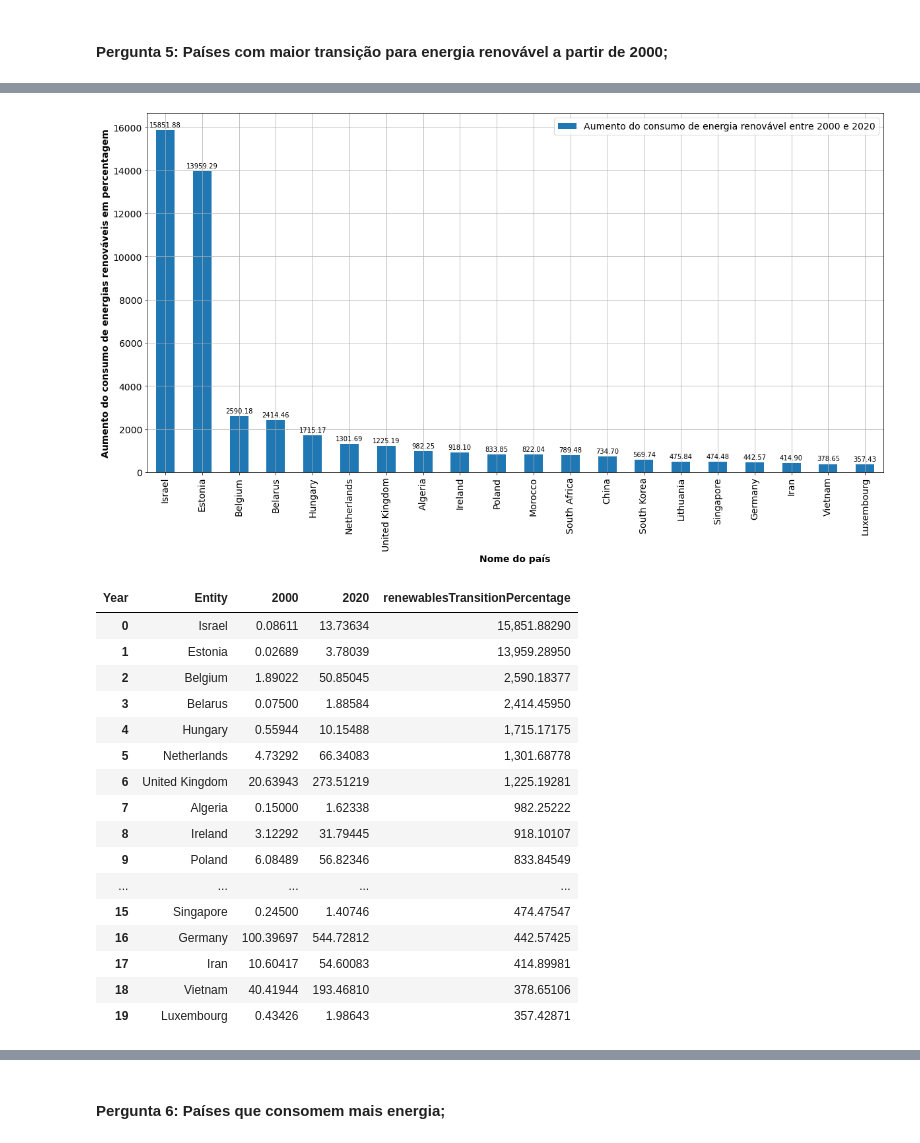
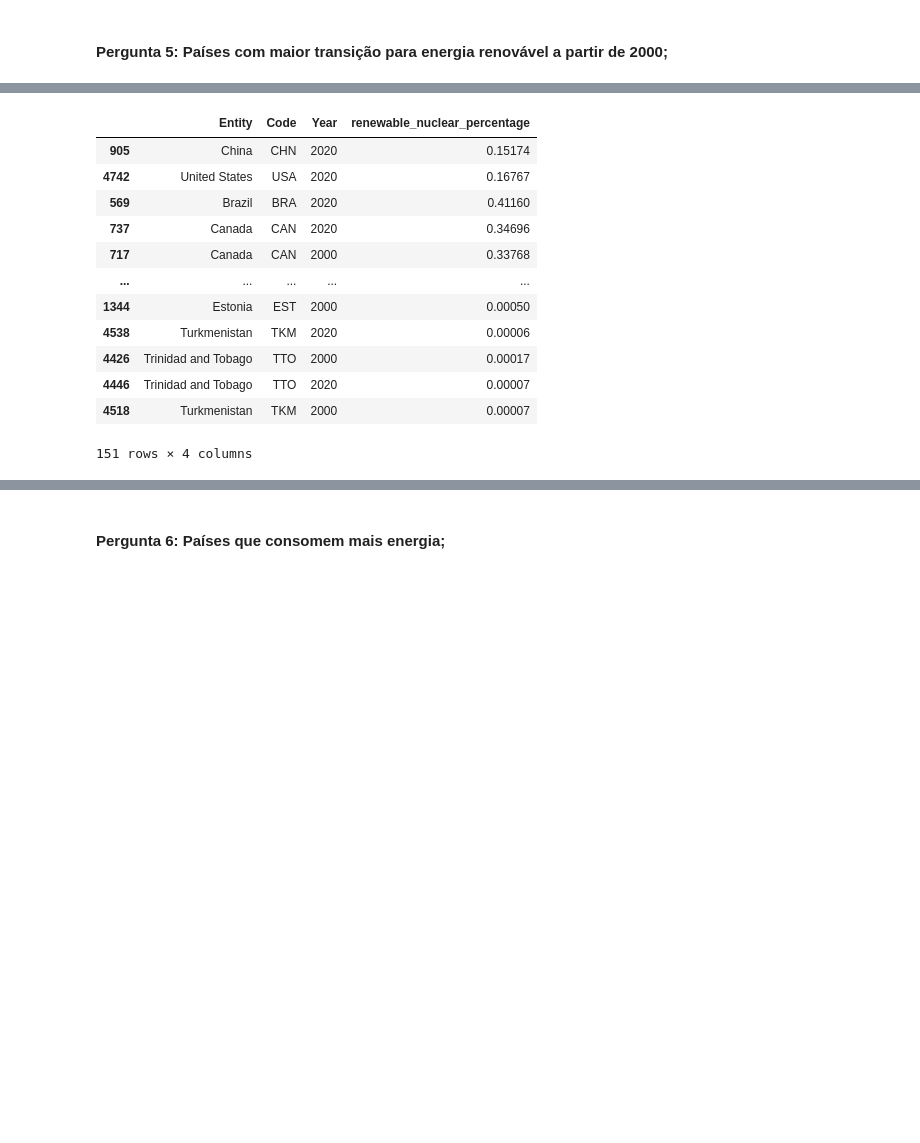
Before and after one commit to ZeMiguelGomes/SGD-data-analysis, a Jupyter notebook: Projeto 2 SGD .ipynb, the cells around one changed output, grey strips where cells are left out. Drawn from its saved outputs; the diff is of its cells as text; code cells hidden in the pictures; blank space fills up the shorter version.

```diff
--- a/Projeto 2 SGD .ipynb
+++ b/Projeto 2 SGD .ipynb
@@ -52,6 +52,13 @@ pd.options.display.float_format = '{:,.5f}'.format
 # Reading and showing head data
 
 energySourceCountry = pd.read_csv("primary-energy-source-bar.csv")
+energySourceCountry['renewable_energy'] = energySourceCountry['Hydro Consumption - TWh'] + energySourceCountry['Wind Consumption - TWh'] + energySourceCountry['Solar Consumption - TWh'] + energySourceCountry['Geo Biomass Other - TWh']
+energySourceCountry['renewable_nuclear'] = energySourceCountry['Nuclear Consumption - TWh'] + energySourceCountry['renewable_energy']
+energySourceCountry['total_energy'] = energySourceCountry['Coal Consumption - TWh'] + energySourceCountry['Oil Consumption - TWh'] + energySourceCountry['Gas Consumption - TWh'] + energySourceCountry['renewable_nuclear']
+energySourceCountry['poluent_energy'] = energySourceCountry['total_energy'] - energySourceCountry['renewable_nuclear']
+energySourceCountry['renewable_nuclear_percentage'] = energySourceCountry['renewable_nuclear'] / energySourceCountry['total_energy']
+
+
 co2PerCapita = pd.read_csv("co2-per-capita-vs-renewable-electricity.csv")
 productionAndSupplyEnergy = pd.read_csv("Production_Trade_and_Supply_of_Energy.csv", encoding='latin-1')
 electricityPrice2021 = pd.read_excel("global-electricity-per-kwh-pricing-2021.xlsx")
@@ -567,62 +596,27 @@ plt.show()
 # %%
-countryEnergyTransitionRenewables = energySourceCountry.copy()
+countryEnergyTransitionRenewables = energySourceCountry.copy(deep=True)
 
 cond1 = ['World', 'OECD', 'Europe', 'North America', 'European Union']
-countryEnergyTransitionRenewables = countryEnergyTransitionRenewables[(~countryEnergyTransitionRenewables['Entity'].isin(cond1)) & (countryEnergyTransitionRenewables['Code'].notna()) & ((countryEnergyTransitionRenewables['Year'] == 2020) | ((countryEnergyTransitionRenewables['Year'] == 2000)) & (countryEnergyTransitionRenewables['renewable'] > 0))]
-
-countryEnergyTransitionRenewables = countryEnergyTransitionRenewables.sort_values(by=['renewable'],ascending=False)
+countryEnergyTransitionRenewables = countryEnergyTransitionRenewables[(~countryEnergyTransitionRenewables['Entity'].isin(cond1)) & (countryEnergyTransitionRenewables['Code'].notna()) & ((countryEnergyTransitionRenewables['Year'] == 2020) | ((countryEnergyTransitionRenewables['Year'] == 2000)) & (countryEnergyTransitionRenewables['renewable_energy'] > 0))]
+countryEnergyTransitionRenewables = countryEnergyTransitionRenewables.sort_values(by=['renewable_energy'],ascending=False)
+countryEnergyTransitionRenewables
 countryEnergyTransitionRenewables = countryEnergyTransitionRenewables.iloc[:,[0, 1, 2, -1]]
 
-
-countryTotalEnergy = countryEnergyTransitionRenewables.groupby(['Entity', 'Year'])['renewable'].sum()
-unstakedValuesCountryEnergy = countryTotalEnergy.unstack()
-unstakedValuesCountryEnergy
-#unstakedValuesCountryEnergy.columns.tolist()
-unstakedValuesCountryEnergy['renewablesTransitionPercentage'] = ((unstakedValuesCountryEnergy[2020] - unstakedValuesCountryEnergy[2000])/ abs(unstakedValuesCountryEnergy[2000])) * 100
-unstakedValuesCountryEnergy = unstakedValuesCountryEnergy.sort_values(by=['renewablesTransitionPercentage'],ascending=False).iloc[:20]
-unstakedValuesCountryEnergy = unstakedValuesCountryEnergy.reset_index()
-
-
-
-unstakedValuesCountryEnergyPlot = pd.DataFrame(unstakedValuesCountryEnergy, columns=['Entity', 'renewablesTransitionPercentage'])
-plots = unstakedValuesCountryEnergyPlot.plot(x='Entity', y=['renewablesTransitionPercentage'], kind='bar', figsize=(20,10))
-
-#Colocar os valores por cima de cada coluna
-for bar in plots.patches:
-
-  plots.annotate(format(bar.get_height(), '.2f'),
-                   (bar.get_x() + bar.get_width() / 2,
-                    bar.get_height()), ha='center', va='center',
-                   size=10, xytext=(0, 8),
-                   textcoords='offset points')
-
-
-plt.grid()
-plt.xlabel('Nome do país', fontweight='bold')
-plt.ylabel('Aumento do consumo de energias renováveis em percentagem', fontweight='bold')
-plt.legend(['Aumento do consumo de energia renovável entre 2000 e 2020'])
-plt.show()
-
-unstakedValuesCountryEnergy
+countryEnergyTransitionRenewables
 # %% [output]
-[figure, removed]
-| Year | Entity | 2000 | 2020 | renewablesTransitionPercentage |
-| 0 | Israel | 0.08611 | 13.73634 | 15,851.88290 |
-| 1 | Estonia | 0.02689 | 3.78039 | 13,959.28950 |
-| 2 | Belgium | 1.89022 | 50.85045 | 2,590.18377 |
-| 3 | Belarus | 0.07500 | 1.88584 | 2,414.45950 |
-| 4 | Hungary | 0.55944 | 10.15488 | 1,715.17175 |
-| 5 | Netherlands | 4.73292 | 66.34083 | 1,301.68778 |
-| 6 | United Kingdom | 20.63943 | 273.51219 | 1,225.19281 |
-| 7 | Algeria | 0.15000 | 1.62338 | 982.25222 |
-| 8 | Ireland | 3.12292 | 31.79445 | 918.10107 |
-| 9 | Poland | 6.08489 | 56.82346 | 833.84549 |
+|  | Entity | Code | Year | renewable_nuclear_percentage |
+| 905 | China | CHN | 2020 | 0.15174 |
+| 4742 | United States | USA | 2020 | 0.16767 |
+| 569 | Brazil | BRA | 2020 | 0.41160 |
+| 737 | Canada | CAN | 2020 | 0.34696 |
+| 717 | Canada | CAN | 2000 | 0.33768 |
 | ... | ... | ... | ... | ... |
-| 15 | Singapore | 0.24500 | 1.40746 | 474.47547 |
-| 16 | Germany | 100.39697 | 544.72812 | 442.57425 |
-| 17 | Iran | 10.60417 | 54.60083 | 414.89981 |
-| 18 | Vietnam | 40.41944 | 193.46810 | 378.65106 |
-| 19 | Luxembourg | 0.43426 | 1.98643 | 357.42871 |
+| 1344 | Estonia | EST | 2000 | 0.00050 |
+| 4538 | Turkmenistan | TKM | 2020 | 0.00006 |
+| 4426 | Trinidad and Tobago | TTO | 2000 | 0.00017 |
+| 4446 | Trinidad and Tobago | TTO | 2020 | 0.00007 |
+| 4518 | Turkmenistan | TKM | 2000 | 0.00007 |
+151 rows × 4 columns
 # %%
 
 unstakedValuesCountryEnergyPlot2 = pd.DataFrame(unstakedValuesCountryEnergy, columns=['Entity', 2000, 2020]).iloc[:-5]
```
Also changed, not shown: parts of 24 cells of this notebook.
